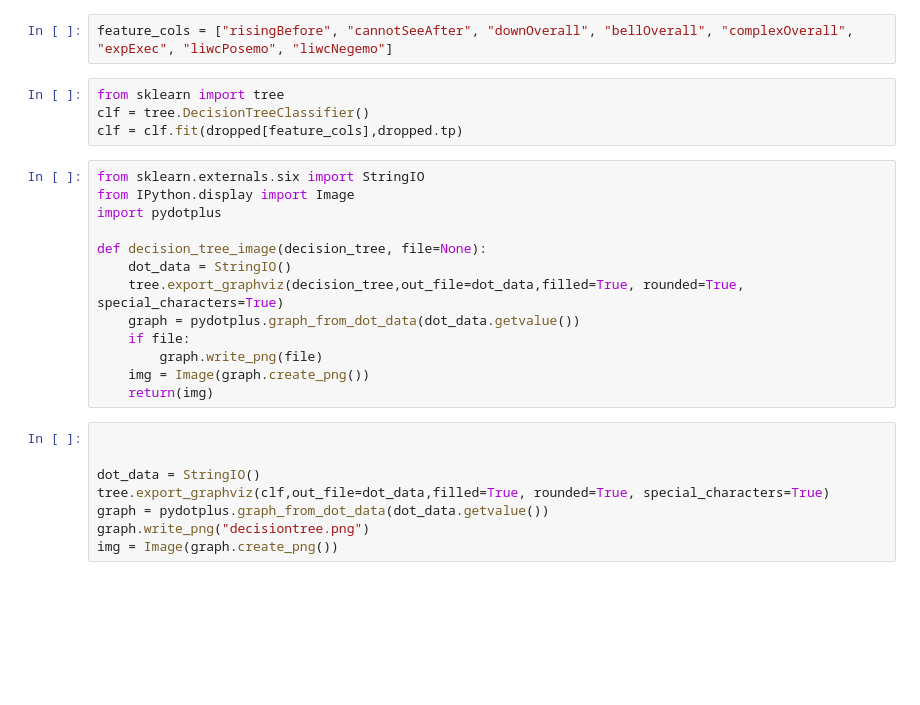
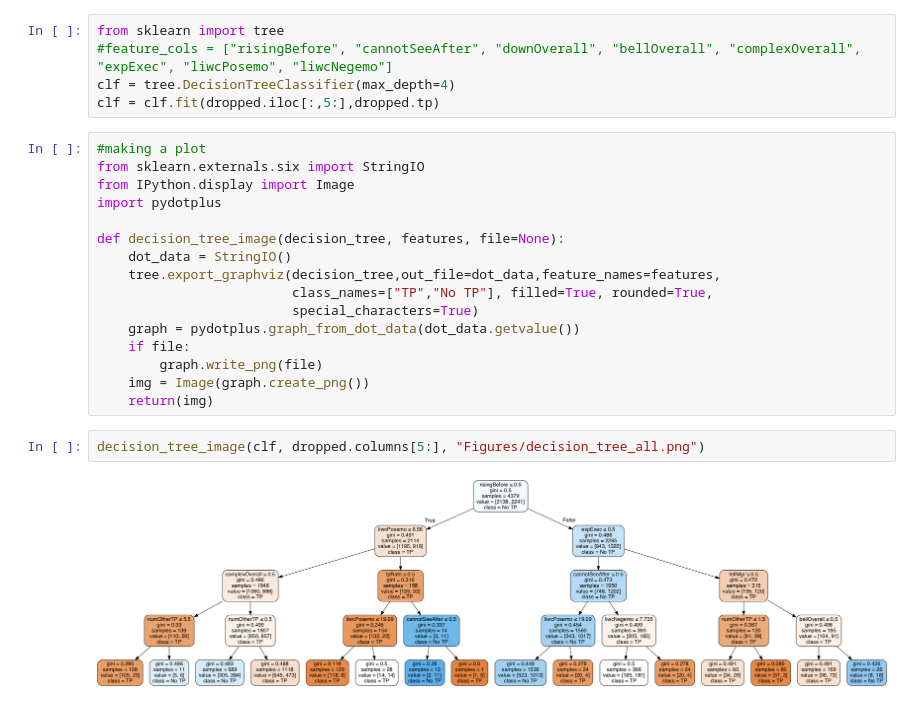
Before and after one commit to brown-ccv/tippingpoint, a Jupyter notebook: python_analysis.ipynb, the cells around one changed output. Cells and saved outputs as stored; diff of their text form; blank space fills up the shorter version.

```diff
--- a/python_analysis.ipynb
+++ b/python_analysis.ipynb
@@ -14,29 +37,27 @@ dropped = full_df.drop(columns=["impChange","impRise","impFall","impPeriodic","l
 # %%
-feature_cols = ["risingBefore", "cannotSeeAfter", "downOverall", "bellOverall", "complexOverall", "expExec", "liwcPosemo", "liwcNegemo"]
+from sklearn import tree
+#feature_cols = ["risingBefore", "cannotSeeAfter", "downOverall", "bellOverall", "complexOverall", "expExec", "liwcPosemo", "liwcNegemo"]
+clf = tree.DecisionTreeClassifier(max_depth=4)
+clf = clf.fit(dropped.iloc[:,5:],dropped.tp)
-# %%
-from sklearn import tree
-clf = tree.DecisionTreeClassifier()
-clf = clf.fit(dropped[feature_cols],dropped.tp)
 # %%
+#making a plot
 from sklearn.externals.six import StringIO
 from IPython.display import Image
 import pydotplus
 
-def decision_tree_image(decision_tree, file=None):
+def decision_tree_image(decision_tree, features, file=None):
     dot_data = StringIO()
-    tree.export_graphviz(decision_tree,out_file=dot_data,filled=True, rounded=True, special_characters=True)
+    tree.export_graphviz(decision_tree,out_file=dot_data,feature_names=features,
+                         class_names=["TP","No TP"], filled=True, rounded=True,
+                         special_characters=True)
     graph = pydotplus.graph_from_dot_data(dot_data.getvalue())
     if file:
         graph.write_png(file)
     img = Image(graph.create_png())
     return(img)
-# %%
-
-
-dot_data = StringIO()
-tree.export_graphviz(clf,out_file=dot_data,filled=True, rounded=True, special_characters=True)
-graph = pydotplus.graph_from_dot_data(dot_data.getvalue())
-graph.write_png("decisiontree.png")
-img = Image(graph.create_png())
+# %%
+decision_tree_image(clf, dropped.columns[5:], "Figures/decision_tree_all.png")
+# %% [output]
+[figure, added]
 # %%
 feature_cols2 = ["risingBefore", "liwcPosemo", "liwcNegemo"]
```
Also changed, not shown: parts of 24 cells of this notebook, 7 other files.
